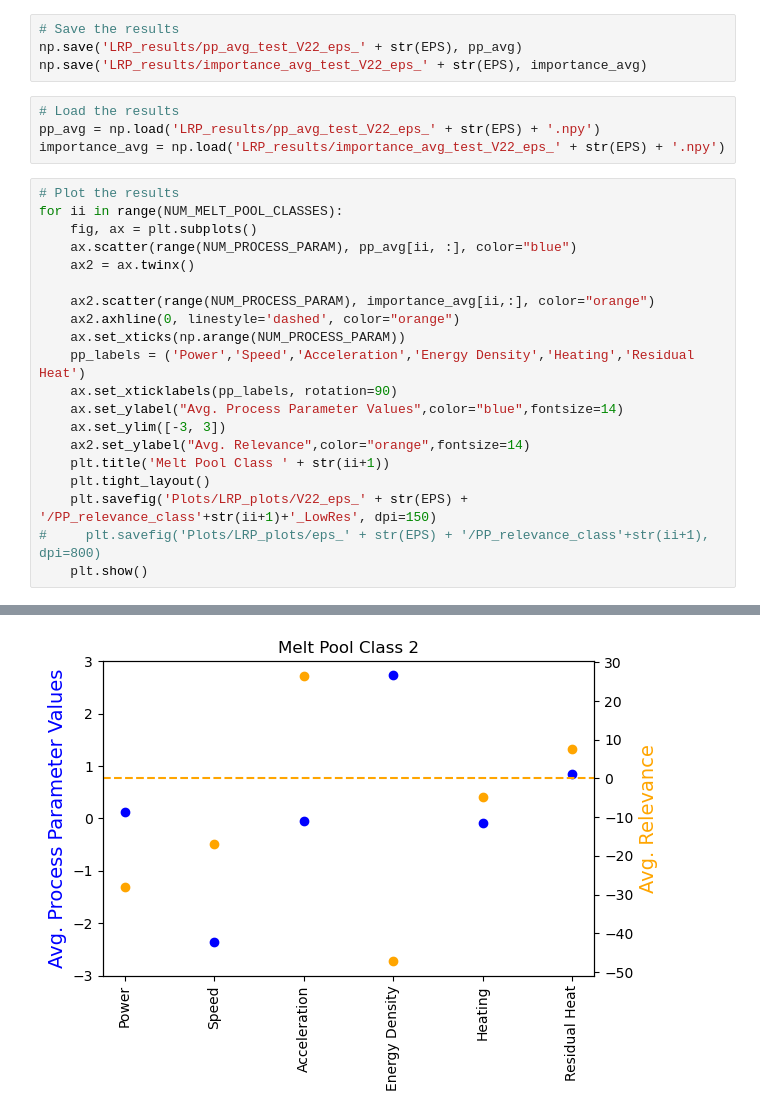
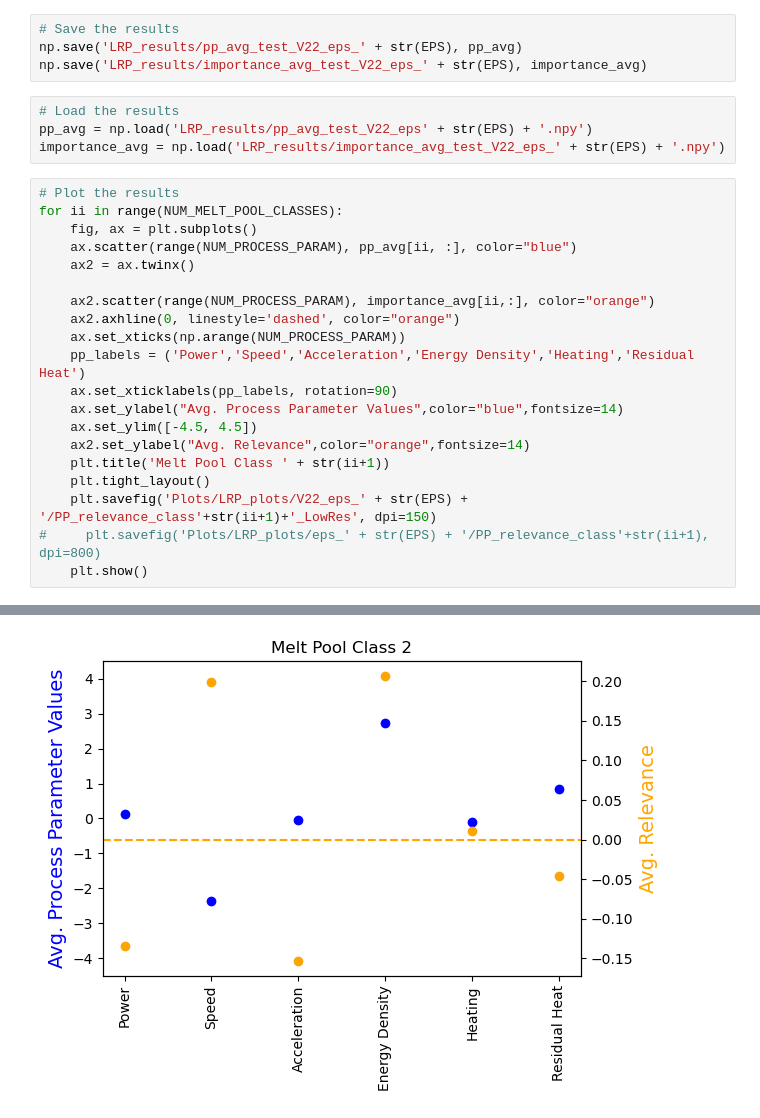
Before and after one commit to satomm1/LPBF_Cluster_And_XAI, a Jupyter notebook: src/LRP_RTC.ipynb, the cells around one changed output, grey strips where cells are left out. Cells and saved outputs as stored; diff of their text form.

Commit message:
Update LRP plots

```diff
--- a/src/LRP_RTC.ipynb
+++ b/src/LRP_RTC.ipynb
@@ -705,7 +705,7 @@ np.save('LRP_results/pp_avg_test_V22_eps_' + str(EPS), pp_avg)
 np.save('LRP_results/importance_avg_test_V22_eps_' + str(EPS), importance_avg)
 # %%
 # Load the results
-pp_avg = np.load('LRP_results/pp_avg_test_V22_eps_' + str(EPS) + '.npy')
+pp_avg = np.load('LRP_results/pp_avg_test_V22_eps' + str(EPS) + '.npy')
 importance_avg = np.load('LRP_results/importance_avg_test_V22_eps_' + str(EPS) + '.npy')
 # %%
 # Plot the results
@@ -720,7 +720,7 @@ for ii in range(NUM_MELT_POOL_CLASSES):
     pp_labels = ('Power','Speed','Acceleration','Energy Density','Heating','Residual Heat')
     ax.set_xticklabels(pp_labels, rotation=90)
     ax.set_ylabel("Avg. Process Parameter Values",color="blue",fontsize=14)
-    ax.set_ylim([-3, 3])
+    ax.set_ylim([-4.5, 4.5])
     ax2.set_ylabel("Avg. Relevance",color="orange",fontsize=14)
     plt.title('Melt Pool Class ' + str(ii+1))
     plt.tight_layout()
@@ -732 +732 @@ for ii in range(NUM_MELT_POOL_CLASSES):
-[figure, old version]
+[figure, new version]
```
Also changed, not shown: parts of 1 cell of this notebook, 6 other files.
